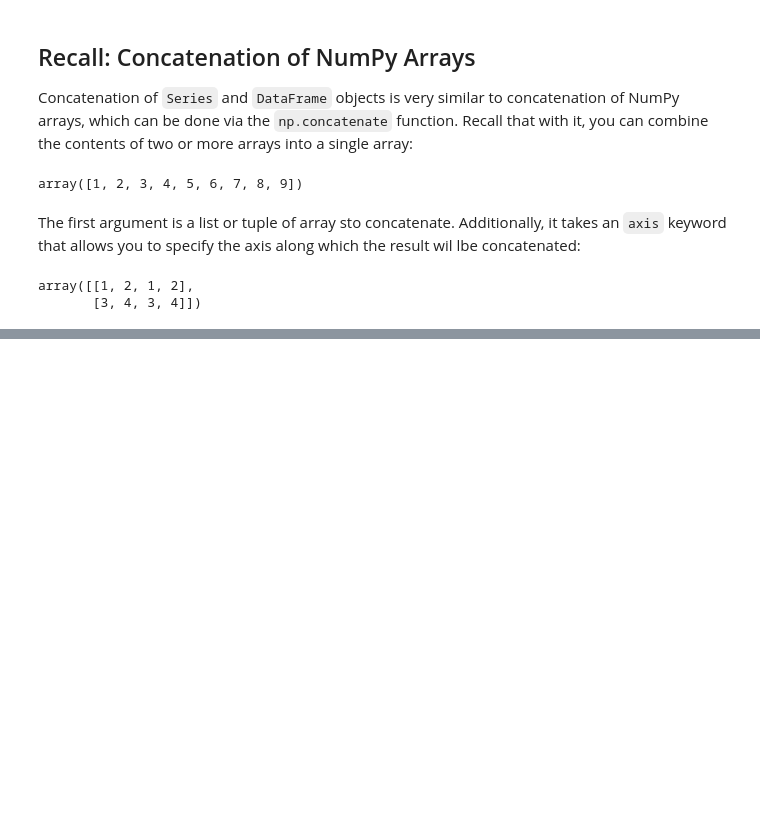
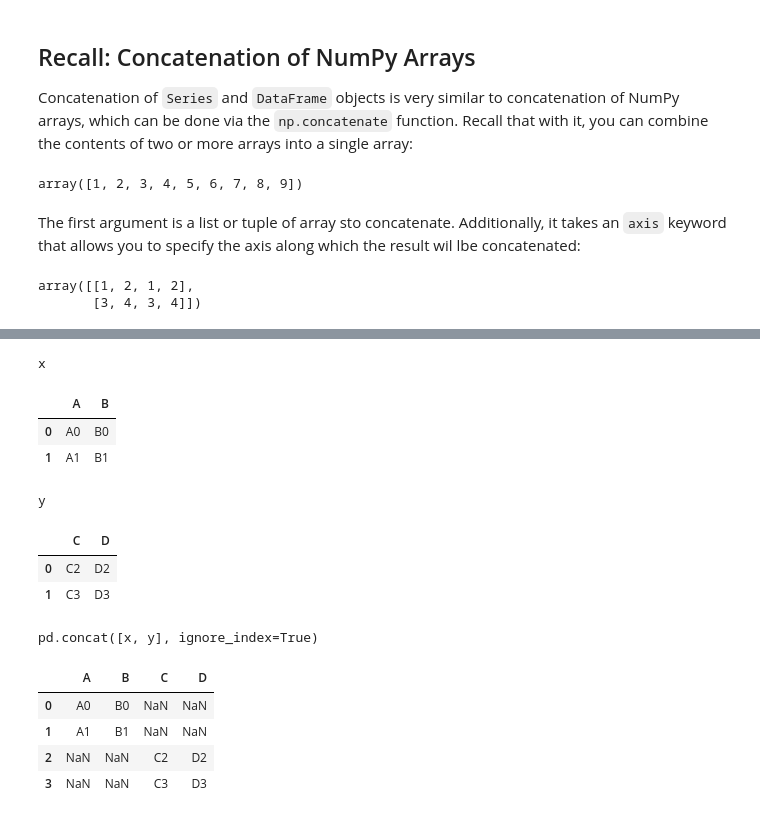
Before and after one commit to Jeffresh/python-datascience-handbook, a Jupyter notebook: pandas/concat_and_append.ipynb, the cells around one changed output, grey strips where cells are left out. Cells and saved outputs as stored; diff of their text form; code cells hidden in the pictures; blank space fills up the shorter version.

```diff
--- a/pandas/concat_and_append.ipynb
+++ b/pandas/concat_and_append.ipynb
@@ -65,0 +174,17 @@ array([[1, 2, 1, 2],
+# %%
+display('x', 'y', 'pd.concat([x, y], ignore_index=True)')
+# %% [output]
+x
+|  | A | B |
+| 0 | A0 | B0 |
+| 1 | A1 | B1 |
+y
+|  | C | D |
+| 0 | C2 | D2 |
+| 1 | C3 | D3 |
+pd.concat([x, y], ignore_index=True)
+|  | A | B | C | D |
+| 0 | A0 | B0 | NaN | NaN |
+| 1 | A1 | B1 | NaN | NaN |
+| 2 | NaN | NaN | C2 | D2 |
+| 3 | NaN | NaN | C3 | D3 |
```
Also changed, not shown: parts of 30 cells of this notebook.
